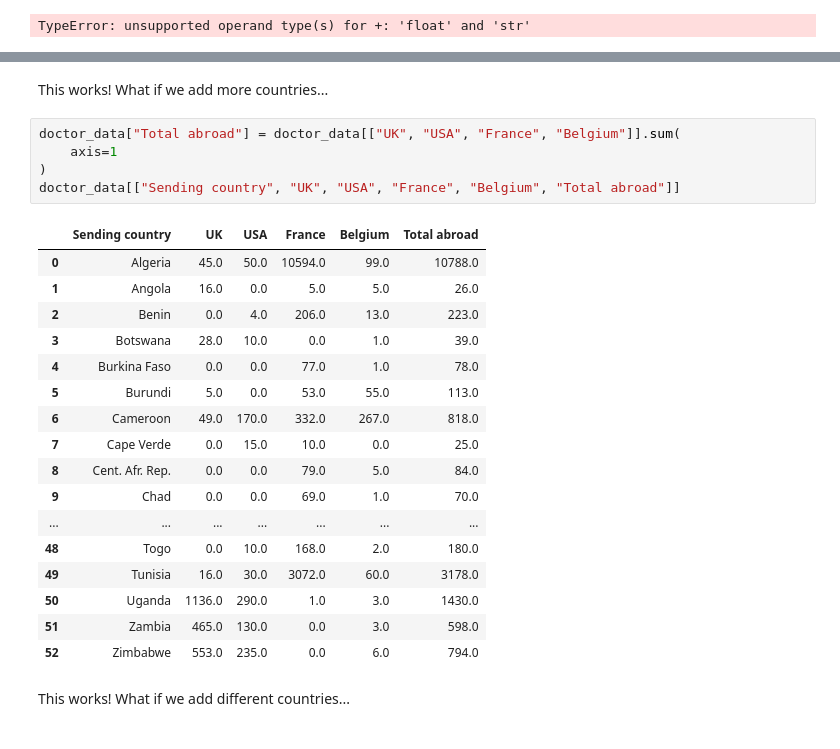
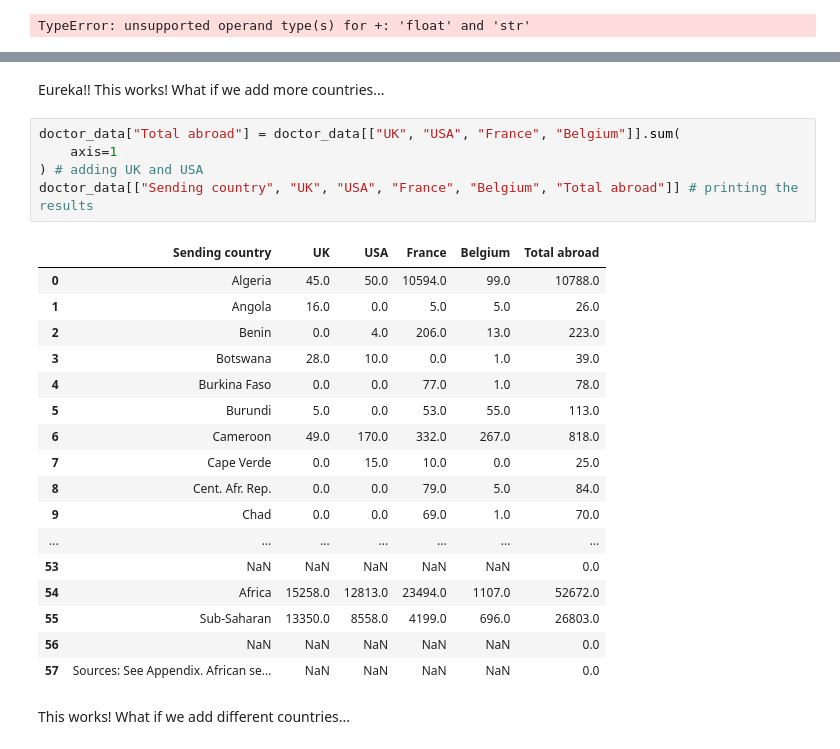
Before and after one commit to aryakaul/ughe-courses, a Jupyter notebook: 01_intro-to-data-vis/tutorial.ipynb, the cells around one changed output, grey strips where cells are left out. Saved outputs shown, nothing was run; the diff lists cells and outputs as text.

```diff
--- a/01_intro-to-data-vis/tutorial.ipynb
+++ b/01_intro-to-data-vis/tutorial.ipynb
@@ -215,28 +233,28 @@ doctor_data[["Sending country", "France", "Belgium", "Total abroad"]]
 # %% [markdown]
-This works! What if we add more countries...
+Eureka!! This works! What if we add more countries...
 # %%
 doctor_data["Total abroad"] = doctor_data[["UK", "USA", "France", "Belgium"]].sum(
     axis=1
-)
-doctor_data[["Sending country", "UK", "USA", "France", "Belgium", "Total abroad"]]
+) # adding UK and USA
+doctor_data[["Sending country", "UK", "USA", "France", "Belgium", "Total abroad"]] # printing the results
 # %% [output]
 |  | Sending country | UK | USA | France | Belgium | Total abroad |
 | 0 | Algeria | 45.0 | 50.0 | 10594.0 | 99.0 | 10788.0 |
 | 1 | Angola | 16.0 | 0.0 | 5.0 | 5.0 | 26.0 |
 | 2 | Benin | 0.0 | 4.0 | 206.0 | 13.0 | 223.0 |
 | 3 | Botswana | 28.0 | 10.0 | 0.0 | 1.0 | 39.0 |
 | 4 | Burkina Faso | 0.0 | 0.0 | 77.0 | 1.0 | 78.0 |
 | 5 | Burundi | 5.0 | 0.0 | 53.0 | 55.0 | 113.0 |
 | 6 | Cameroon | 49.0 | 170.0 | 332.0 | 267.0 | 818.0 |
 | 7 | Cape Verde | 0.0 | 15.0 | 10.0 | 0.0 | 25.0 |
 | 8 | Cent. Afr. Rep. | 0.0 | 0.0 | 79.0 | 5.0 | 84.0 |
 | 9 | Chad | 0.0 | 0.0 | 69.0 | 1.0 | 70.0 |
 | ... | ... | ... | ... | ... | ... | ... |
-| 48 | Togo | 0.0 | 10.0 | 168.0 | 2.0 | 180.0 |
-| 49 | Tunisia | 16.0 | 30.0 | 3072.0 | 60.0 | 3178.0 |
-| 50 | Uganda | 1136.0 | 290.0 | 1.0 | 3.0 | 1430.0 |
-| 51 | Zambia | 465.0 | 130.0 | 0.0 | 3.0 | 598.0 |
-| 52 | Zimbabwe | 553.0 | 235.0 | 0.0 | 6.0 | 794.0 |
+| 53 | NaN | NaN | NaN | NaN | NaN | 0.0 |
+| 54 | Africa | 15258.0 | 12813.0 | 23494.0 | 1107.0 | 52672.0 |
+| 55 | Sub-Saharan | 13350.0 | 8558.0 | 4199.0 | 696.0 | 26803.0 |
+| 56 | NaN | NaN | NaN | NaN | NaN | 0.0 |
+| 57 | Sources: See Appendix. African se... | NaN | NaN | NaN | NaN | 0.0 |
 # %% [markdown]
 This works! What if we add different countries...
 # %%
```
Also changed, not shown: parts of 21 cells of this notebook.
